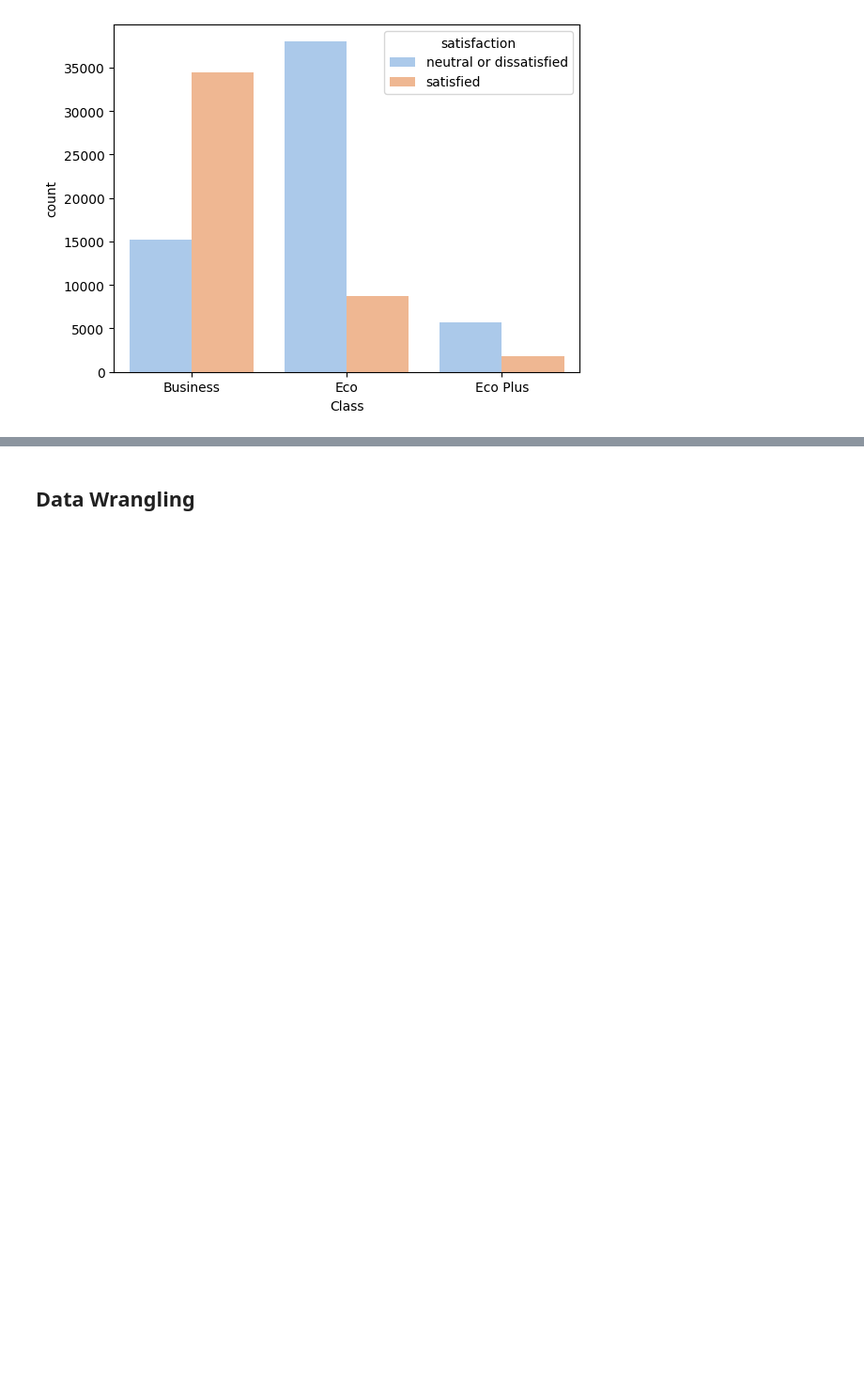
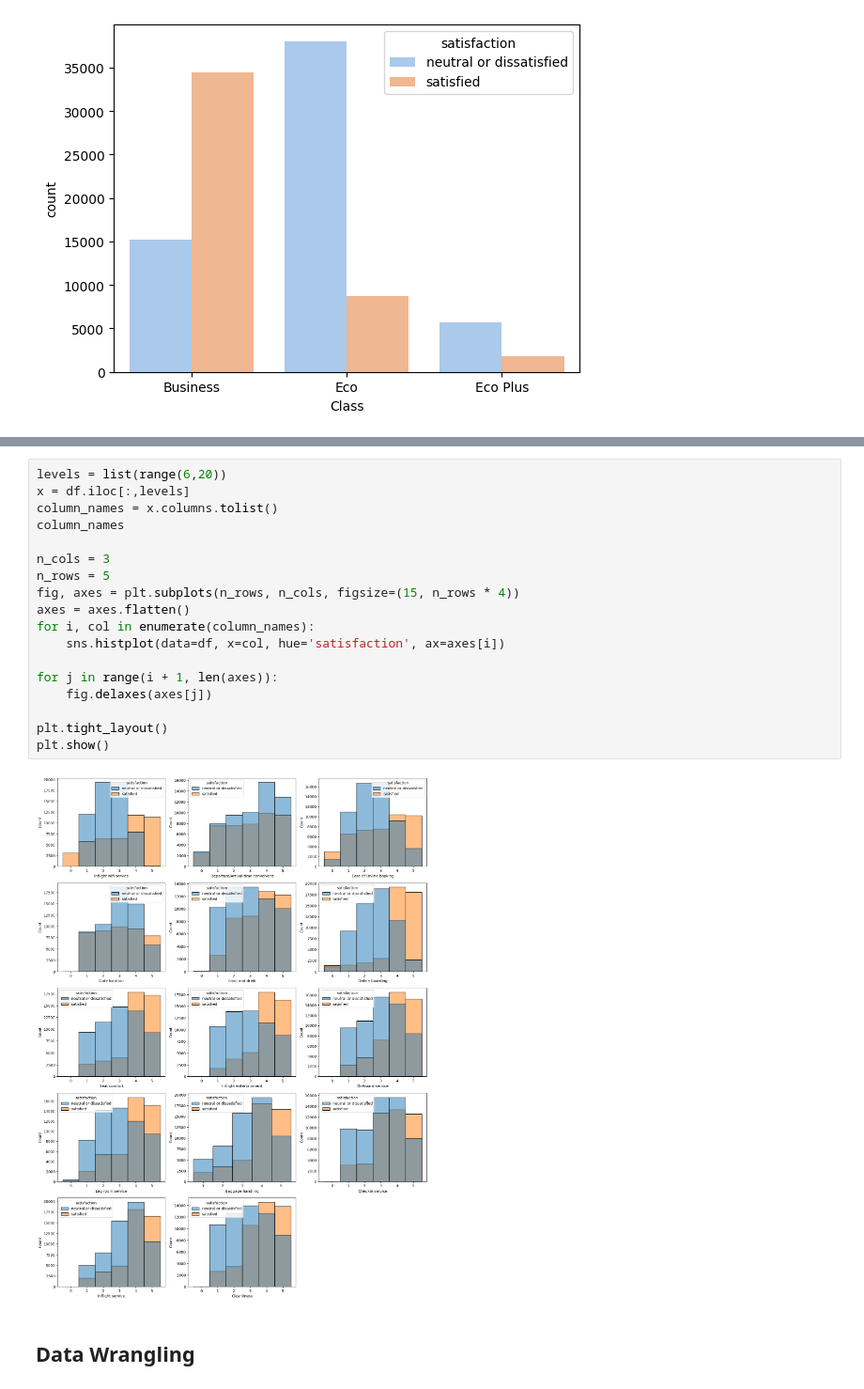
Before and after one commit to nicolasmtzguzman/airline-satisfaction, a Jupyter notebook: airline_satisfaction.ipynb, the cells around one changed output, grey strips where cells are left out. Shown: that part at 94% size. Saved outputs shown, nothing was run; the diff lists cells and outputs as text; blank space fills up the shorter version.

```diff
--- a/airline_satisfaction.ipynb
+++ b/airline_satisfaction.ipynb
@@ -195,3 +205,23 @@ sns.countplot(df,x='Inflight wifi service',hue='satisfaction',palette='pastel')
+# %%
+levels = list(range(6,20))
+x = df.iloc[:,levels]
+column_names = x.columns.tolist()
+column_names
+
+n_cols = 3
+n_rows = 5
+fig, axes = plt.subplots(n_rows, n_cols, figsize=(15, n_rows * 4))
+axes = axes.flatten()
+for i, col in enumerate(column_names):
+    sns.histplot(data=df, x=col, hue='satisfaction', ax=axes[i])
+
+for j in range(i + 1, len(axes)):
+    fig.delaxes(axes[j])
+
+plt.tight_layout()
+plt.show()
+# %% [output]
+[figure, added]
 # %% [markdown]
 ## Data Wrangling
 # %%
```
Also changed, not shown: parts of 3 cells of this notebook.
